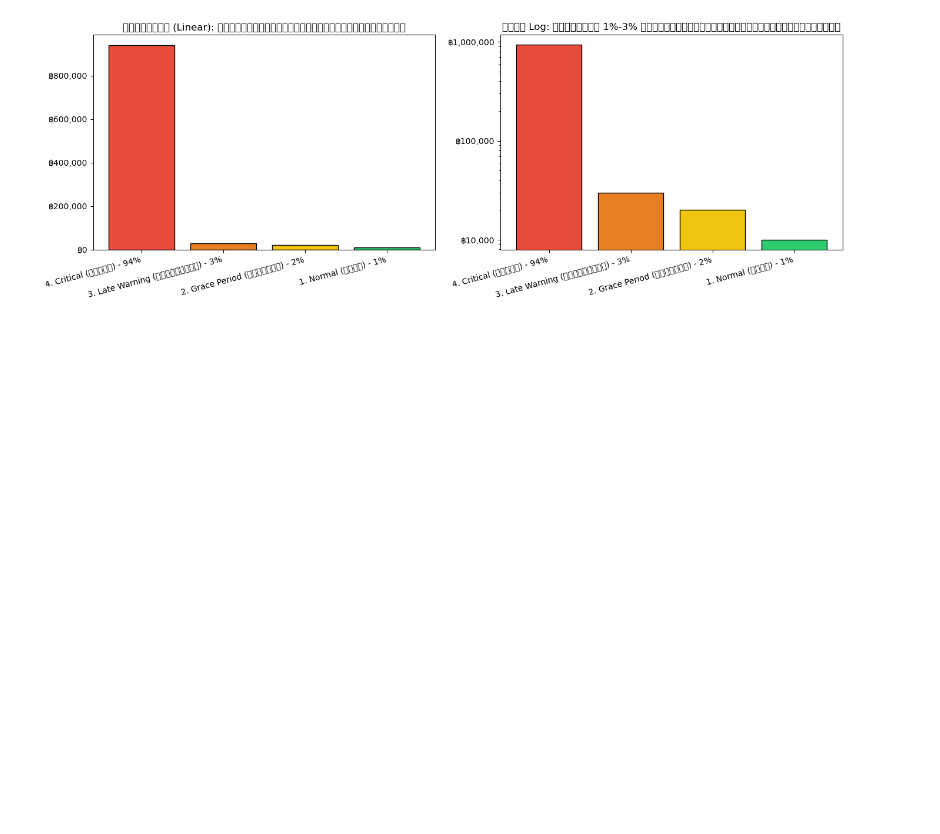
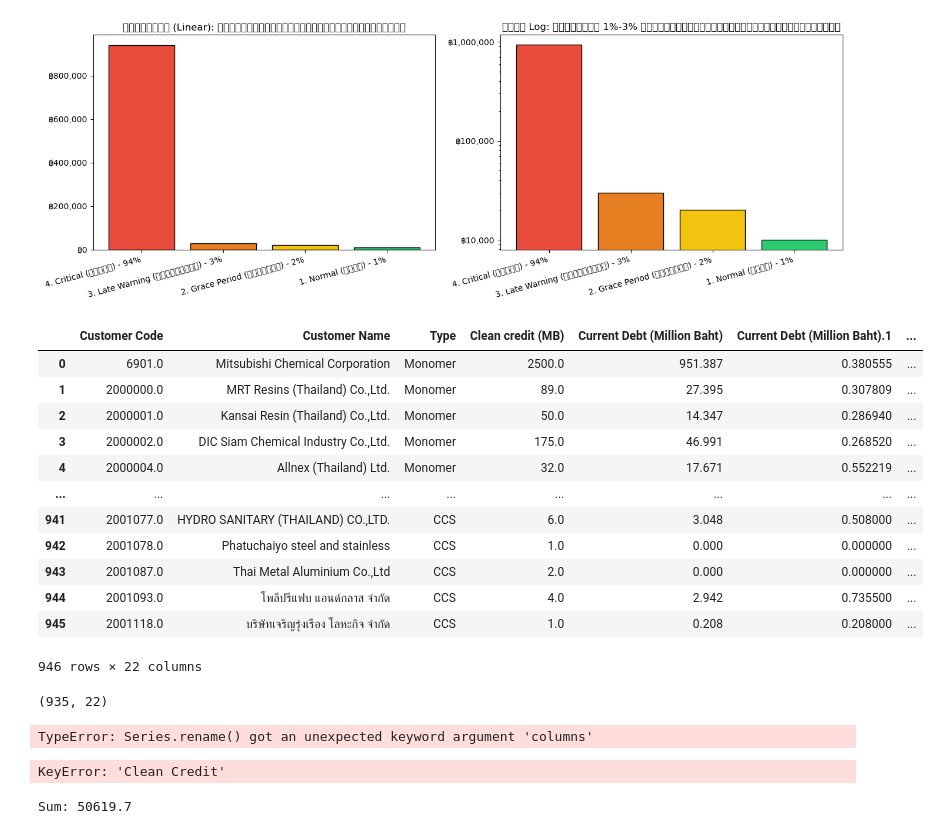
Before and after one commit to ftkbyond77/Credit-Monitoring-Pipeline, a Jupyter notebook: test.ipynb, the cells around one changed output. Saved outputs shown, nothing was run; the diff lists cells and outputs as text; code cells hidden in the pictures; blank space fills up the shorter version.

Commit message:
up_progress: Credit Availability val 1

```diff
--- a/test.ipynb
+++ b/test.ipynb
@@ -883,3 +883,49 @@ fig.update_layout(
 )
 
 fig.show()
+# %%
+import pandas as pd
+
+df_ava = pd.read_excel("data-copy/Credit Availability - 25062026.xlsx", sheet_name="2025")
+df_ava
+# %% [output]
+|  | Customer Code | Customer Name | Type | Clean credit (MB) | Current Debt (Million Baht) | Current Debt (Million Baht).1 | ... |
+| 0 | 6901.0 | Mitsubishi Chemical Corporation | Monomer | 2500.0 | 951.387 | 0.380555 | ... |
+| 1 | 2000000.0 | MRT Resins (Thailand) Co.,Ltd. | Monomer | 89.0 | 27.395 | 0.307809 | ... |
+| 2 | 2000001.0 | Kansai Resin (Thailand) Co.,Ltd. | Monomer | 50.0 | 14.347 | 0.286940 | ... |
+| 3 | 2000002.0 | DIC Siam Chemical Industry Co.,Ltd. | Monomer | 175.0 | 46.991 | 0.268520 | ... |
+| 4 | 2000004.0 | Allnex (Thailand) Ltd. | Monomer | 32.0 | 17.671 | 0.552219 | ... |
+| ... | ... | ... | ... | ... | ... | ... | ... |
+| 941 | 2001077.0 | HYDRO SANITARY (THAILAND) CO.,LTD. | CCS | 6.0 | 3.048 | 0.508000 | ... |
+| 942 | 2001078.0 | Phatuchaiyo steel and stainless | CCS | 1.0 | 0.000 | 0.000000 | ... |
+| 943 | 2001087.0 | Thai Metal Aluminium Co.,Ltd | CCS | 2.0 | 0.000 | 0.000000 | ... |
+| 944 | 2001093.0 | โพลีปรีแฟบ แอนด์กลาส จำกัด | CCS | 4.0 | 2.942 | 0.735500 | ... |
+| 945 | 2001118.0 | บริษัทเจริญรุ่งเรือง โลหะกิจ จำกัด | CCS | 1.0 | 0.208 | 0.208000 | ... |
+946 rows × 22 columns
+# %%
+df_ava = df_ava.dropna(how="all")
+df_ava = df_ava[df_ava["Type"] != "Type"]
+df_ava = df_ava.reset_index(drop=True)
+df_ava.shape
+# %% [output]
+(935, 22)
+# %%
+df_ava = df_ava[df_ava["Clean credit (MB)"].rename(columns=["Clean Credit"])]
+df_ava
+# %% [output]
+TypeError: Series.rename() got an unexpected keyword argument 'columns'
+# %%
+df_ava["Clean Credit"] = pd.to_numeric(
+    df_ava["Clean Credit"]
+        .astype(str)
+        .str.replace(",", "", regex=False),
+    errors="coerce"
+)
+
+df_ava.head(3)
+# %% [output]
+KeyError: 'Clean Credit'
+# %%
+print("Sum:", df_ava['Clean Credit'].sum())
+# %% [output]
+Sum: 50619.7
```
Also changed, not shown: parts of 18 cells of this notebook, 9 other files.
